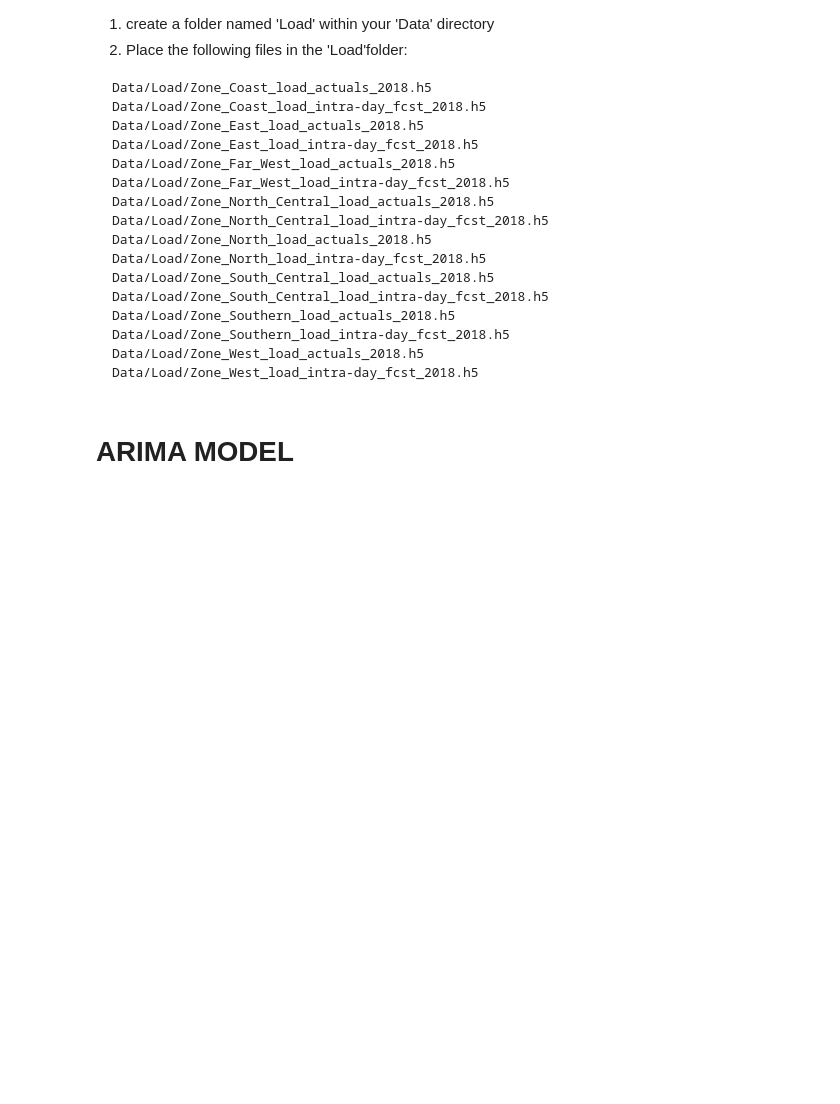
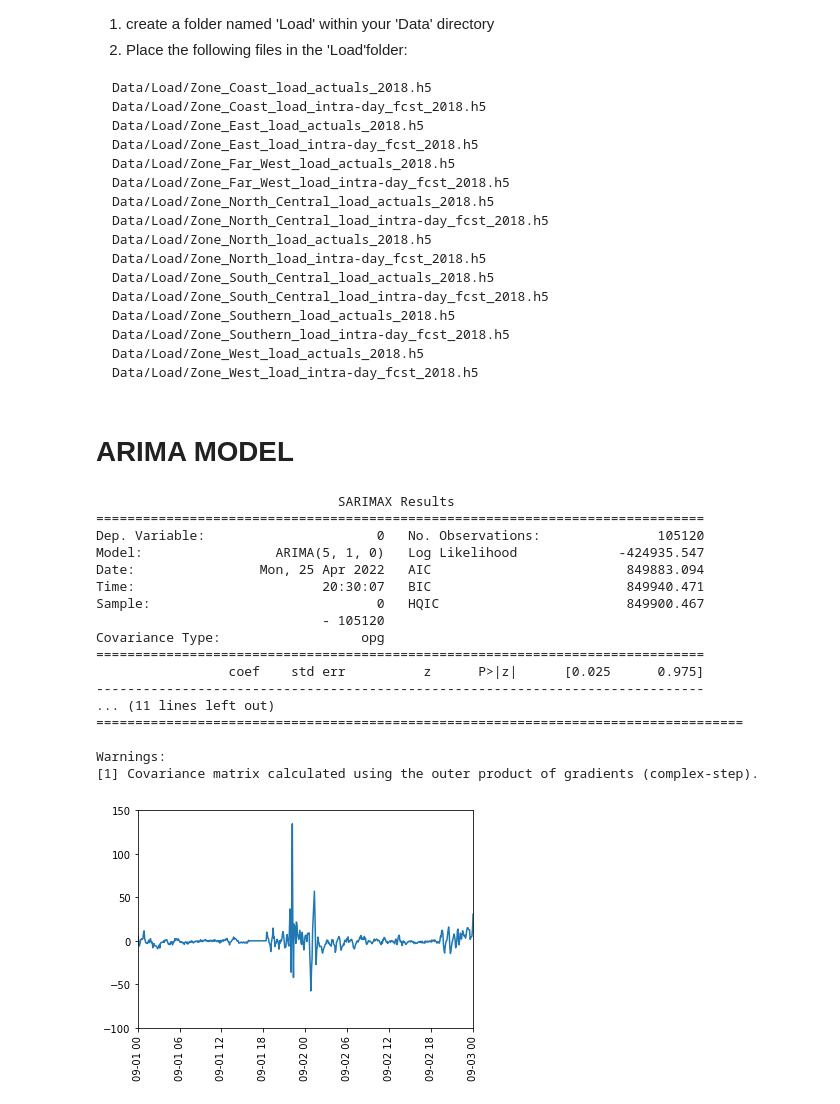
Before and after one commit to alberlin232/ML-Energy-Capstone, a Jupyter notebook: ERCOT-Plots/Plots.ipynb, the cells around one changed output. Drawn from its saved outputs; the diff is of its cells as text; code cells hidden in the pictures; blank space fills up the shorter version.

Commit message:
ARIMA Model Risiduals for Wind Data

```diff
--- a/ERCOT-Plots/Plots.ipynb
+++ b/ERCOT-Plots/Plots.ipynb
@@ -212,21 +228,47 @@ for i in range(0,len(files)-1,2):
 # %%
 from statsmodels.tsa.arima.model import ARIMA
 from pandas.plotting import autocorrelation_plot
 
-with h5py.File('Data/Site_Los_Vientos_wind_actuals_2018.h5', 'r') as f:
+with h5py.File('Data/Wind/Site_Los_Vientos_wind_actuals_2018.h5', 'r') as f:
     actuals = pd.DataFrame(f['actuals'][...])
     actual_time_steps = pd.to_datetime(f['time_index'][...].astype(str), errors='coerce', format='%Y-%m-%d %H:%M:%S')
+
+
 # autocorrelation_plot(actuals)
-model = ARIMA(actuals, order=(10,1,0))
+model = ARIMA(actuals, order=(5,1,0))
 model_fit = model.fit()
 # summary of fit model
 print(model_fit.summary())
 # line plot of residuals
 residuals = pd.DataFrame(model_fit.resid)
-plt.plot(residuals,actual_time_steps)
+# print(residuals)
+plt.plot(actual_time_steps.to_numpy(), residuals.to_numpy())
+plt.xlim(datetime.datetime(2018,9,1), datetime.datetime(2018,9,3)) # Format:(year, month, day, hour, min, sec)
+plt.xticks(rotation='vertical')
+plt.margins(0.2)
+plt.ylim(-100,150)
 plt.show()
-# density plot of residuals
-residuals.plot(kind='kde')
-plt.show()
+# # density plot of residuals
+# residuals.plot(kind='kde')
+# plt.show()
 # summary stats of residuals
-print(residuals.describe())
+# print(residuals.describe())
+# %% [output]
+                               SARIMAX Results
+==============================================================================
+Dep. Variable:                      0   No. Observations:               105120
+Model:                 ARIMA(5, 1, 0)   Log Likelihood             -424935.547
+Date:                Mon, 25 Apr 2022   AIC                         849883.094
+Time:                        20:30:07   BIC                         849940.471
+Sample:                             0   HQIC                        849900.467
+                             - 105120
+Covariance Type:                  opg
+==============================================================================
+                 coef    std err          z      P>|z|      [0.025      0.975]
+------------------------------------------------------------------------------
+... (11 lines left out)
+===================================================================================
+
+Warnings:
+[1] Covariance matrix calculated using the outer product of gradients (complex-step).
+[figure, added]
```
Also changed, not shown: parts of 3 cells of this notebook.
